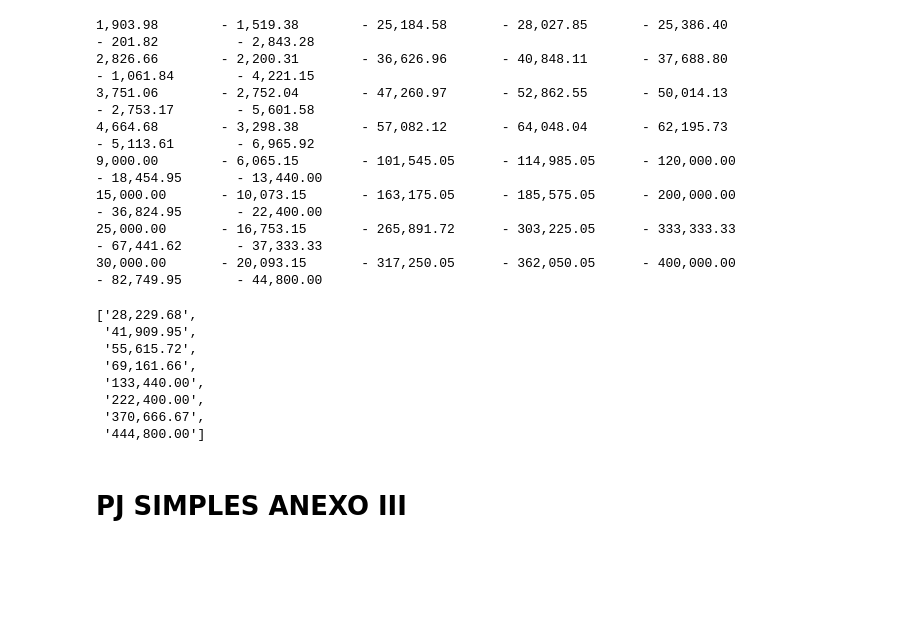
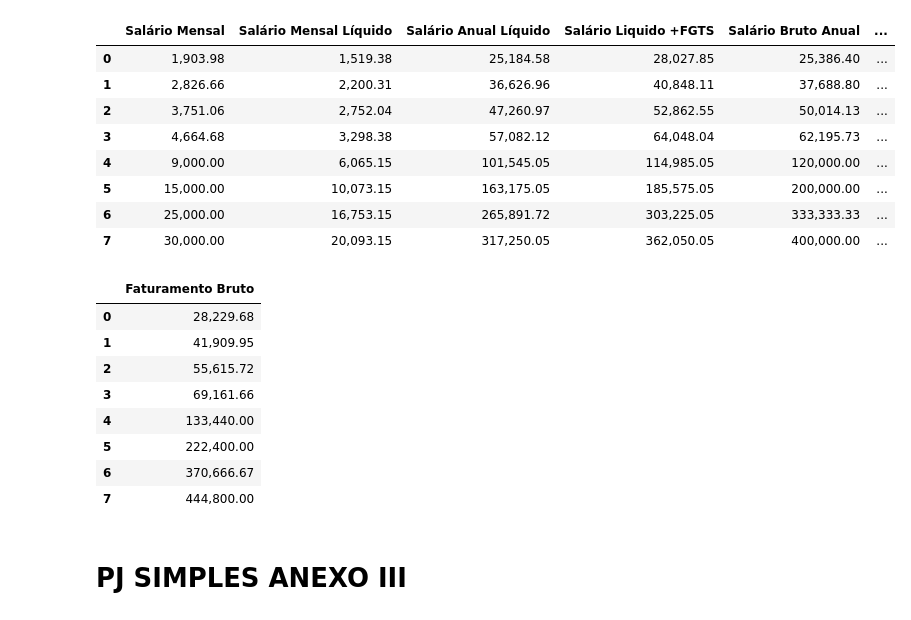
Before and after one commit to renzon/clt-vs-pj, a Jupyter notebook: clt_vs_pj.ipynb, the cells around one changed output. Cells and saved outputs as stored; diff of their text form; code cells hidden in the pictures; blank space fills up the shorter version.

```diff
--- a/clt_vs_pj.ipynb
+++ b/clt_vs_pj.ipynb
@@ -149,31 +183,34 @@ def resumo_empregado(salario):
     salario_mensal_liquido = salario - imposto_de_renda_mensal(salario) - fgts_mensal(salario) - inss_empregado(salario)
     salario_anual_menos_impostos = salario_anual_bruto - impostos
     return salario, salario_mensal_liquido, salario_anual_menos_impostos, salario_anual_menos_impostos + fgts_anual, salario_anual_bruto, impostos, fgts_anual,
-# %%
-for salario in salario_mensal_bruto:
-    print(*map(lambda v: f'{v:<15,.2f}', resumo_empregado(salario)), sep=' - ')
-# %% [output]
-1,903.98        - 1,519.38        - 25,184.58       - 28,027.85       - 25,386.40       - 201.82          - 2,843.28
-2,826.66        - 2,200.31        - 36,626.96       - 40,848.11       - 37,688.80       - 1,061.84        - 4,221.15
-3,751.06        - 2,752.04        - 47,260.97       - 52,862.55       - 50,014.13       - 2,753.17        - 5,601.58
-4,664.68        - 3,298.38        - 57,082.12       - 64,048.04       - 62,195.73       - 5,113.61        - 6,965.92
-9,000.00        - 6,065.15        - 101,545.05      - 114,985.05      - 120,000.00      - 18,454.95       - 13,440.00
-15,000.00       - 10,073.15       - 163,175.05      - 185,575.05      - 200,000.00      - 36,824.95       - 22,400.00
-25,000.00       - 16,753.15       - 265,891.72      - 303,225.05      - 333,333.33      - 67,441.62       - 37,333.33
-30,000.00       - 20,093.15       - 317,250.05      - 362,050.05      - 400,000.00      - 82,749.95       - 44,800.00
+# %%
+result = [map(lambda v: f'{v:<15,.2f}', resumo_empregado(salario)) for salario in salario_mensal_bruto]
+df = pd.DataFrame(result, columns=["Salário Mensal", "Salário Mensal Líquido","Salário Anual Líquido","Salário Liquido +FGTS", "Salário Bruto Anual", "Imposto Descontado", "FGTS"])
+display(df)
+# %% [output]
+|  | Salário Mensal | Salário Mensal Líquido | Salário Anual Líquido | Salário Liquido +FGTS | Salário Bruto Anual | ... |
+| 0 | 1,903.98 | 1,519.38 | 25,184.58 | 28,027.85 | 25,386.40 | ... |
+| 1 | 2,826.66 | 2,200.31 | 36,626.96 | 40,848.11 | 37,688.80 | ... |
+| 2 | 3,751.06 | 2,752.04 | 47,260.97 | 52,862.55 | 50,014.13 | ... |
+| 3 | 4,664.68 | 3,298.38 | 57,082.12 | 64,048.04 | 62,195.73 | ... |
+| 4 | 9,000.00 | 6,065.15 | 101,545.05 | 114,985.05 | 120,000.00 | ... |
+| 5 | 15,000.00 | 10,073.15 | 163,175.05 | 185,575.05 | 200,000.00 | ... |
+| 6 | 25,000.00 | 16,753.15 | 265,891.72 | 303,225.05 | 333,333.33 | ... |
+| 7 | 30,000.00 | 20,093.15 | 317,250.05 | 362,050.05 | 400,000.00 | ... |
 # %%
 faturamento_bruto = [(s+fgts_mensal(s)) * (13 + 1 / 3) for s in salario_mensal_bruto]
 # %%
-[f'{v:,.2f}' for v in faturamento_bruto]
+display(pd.DataFrame([f'{v:,.2f}' for v in faturamento_bruto], columns=["Faturamento Bruto"]))
 # %% [output]
-['28,229.68',
- '41,909.95',
- '55,615.72',
- '69,161.66',
- '133,440.00',
- '222,400.00',
- '370,666.67',
- '444,800.00']
+|  | Faturamento Bruto |
+| 0 | 28,229.68 |
+| 1 | 41,909.95 |
+| 2 | 55,615.72 |
+| 3 | 69,161.66 |
+| 4 | 133,440.00 |
+| 5 | 222,400.00 |
+| 6 | 370,666.67 |
+| 7 | 444,800.00 |
 # %% [markdown]
 # PJ SIMPLES ANEXO III
 # %%
```
Also changed, not shown: parts of 21 cells of this notebook, 2 other files.
